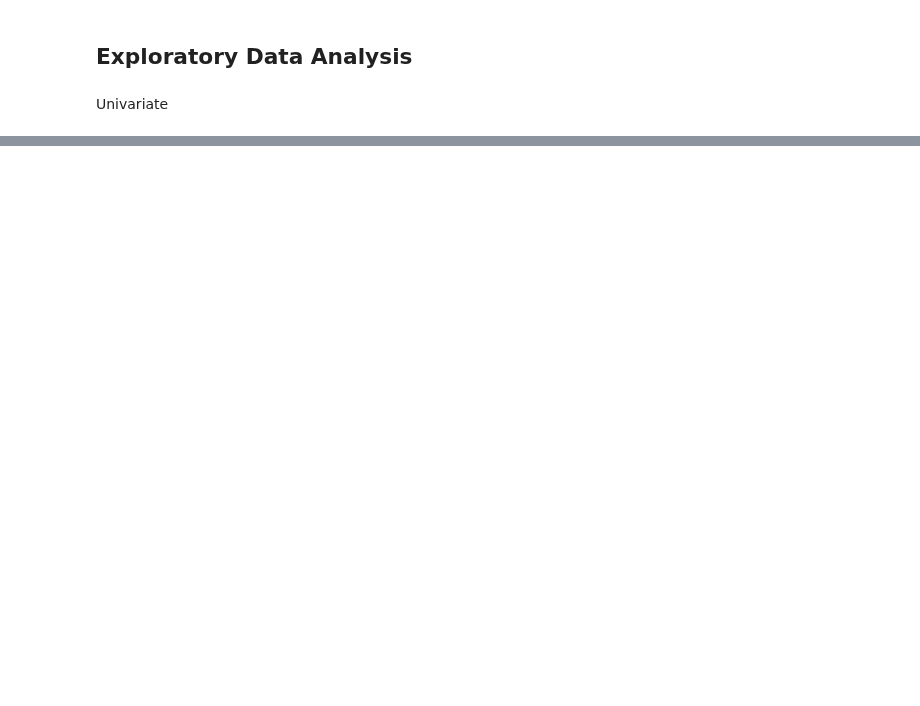
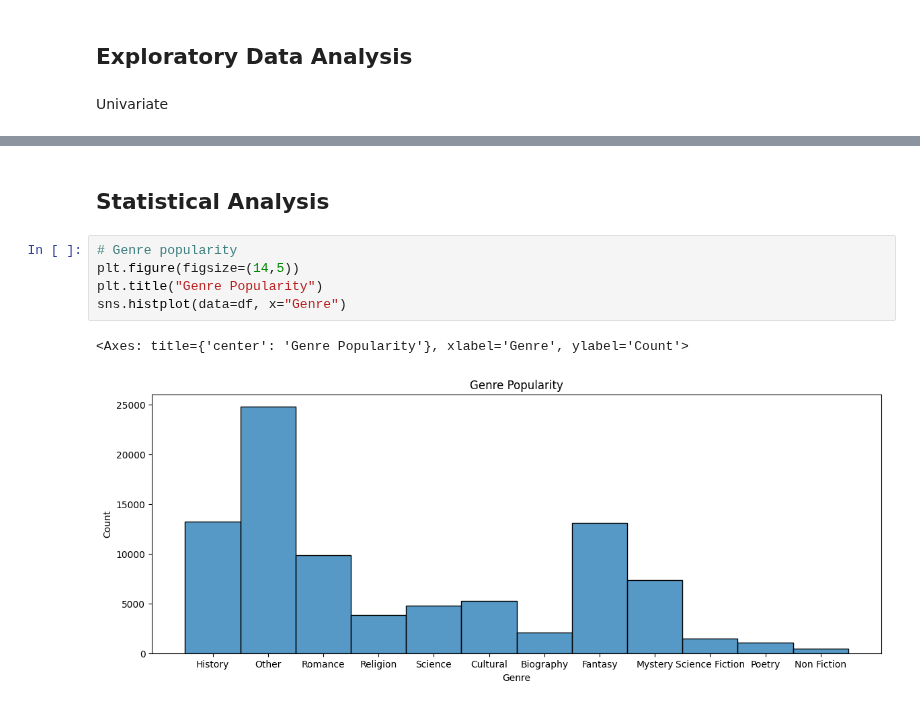
Before and after one commit to klittle0/Goodreads-book-analysis, a Jupyter notebook: dataanalysis.ipynb, the cells around one changed output, grey strips where cells are left out. Saved outputs shown, nothing was run; the diff lists cells and outputs as text; blank space fills up the shorter version.

```diff
--- a/dataanalysis.ipynb
+++ b/dataanalysis.ipynb
@@ -109,0 +150,10 @@ Univariate
+# %% [markdown]
+## Statistical Analysis
+# %%
+# Genre popularity
+plt.figure(figsize=(14,5))
+plt.title("Genre Popularity")
+sns.histplot(data=df, x="Genre")
+# %% [output]
+<Axes: title={'center': 'Genre Popularity'}, xlabel='Genre', ylabel='Count'>
+[figure, added]
```
Also changed, not shown: parts of 14 cells of this notebook.
